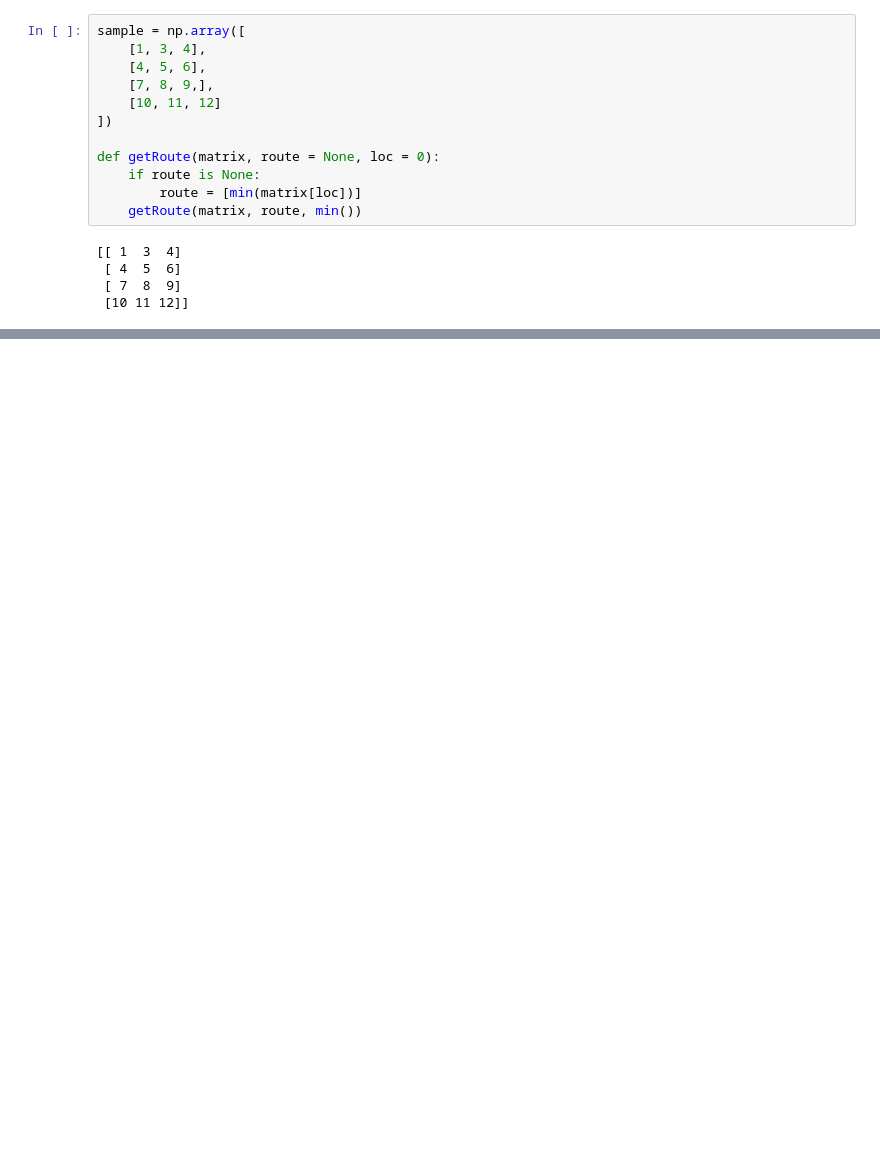
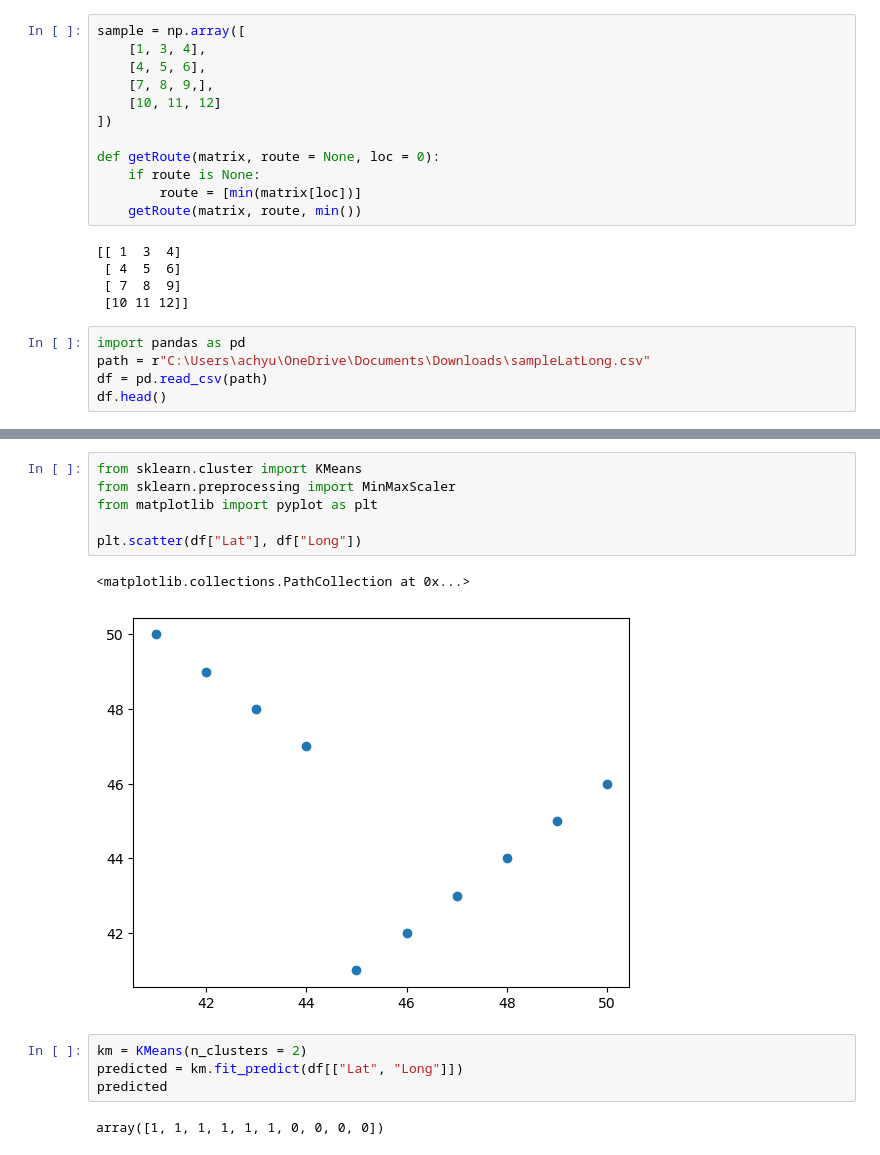
Before and after one commit to achyuthparth/2023Internship, a Jupyter notebook: geocodeLearn.ipynb, the cells around one changed output, grey strips where cells are left out. Saved outputs shown, nothing was run; the diff lists cells and outputs as text; blank space fills up the shorter version.

```diff
--- a/geocodeLearn.ipynb
+++ b/geocodeLearn.ipynb
@@ -376,3 +383,8 @@ def getRoute(matrix, route = None, loc = 0):
  [ 4  5  6]
  [ 7  8  9]
  [10 11 12]]
+# %%
+import pandas as pd
+path = r"C:\Users\achyu\OneDrive\Documents\Downloads\sampleLatLong.csv"
+df = pd.read_csv(path)
+df.head()
@@ -378,0 +398,15 @@ def getRoute(matrix, route = None, loc = 0):
+# %%
+from sklearn.cluster import KMeans
+from sklearn.preprocessing import MinMaxScaler
+from matplotlib import pyplot as plt
+
+plt.scatter(df["Lat"], df["Long"])
+# %% [output]
+<matplotlib.collections.PathCollection at 0x...>
+[figure, added]
+# %%
+km = KMeans(n_clusters = 2)
+predicted = km.fit_predict(df[["Lat", "Long"]])
+predicted
+# %% [output]
+array([1, 1, 1, 1, 1, 1, 0, 0, 0, 0])
```
Also changed, not shown: parts of 6 cells of this notebook.
